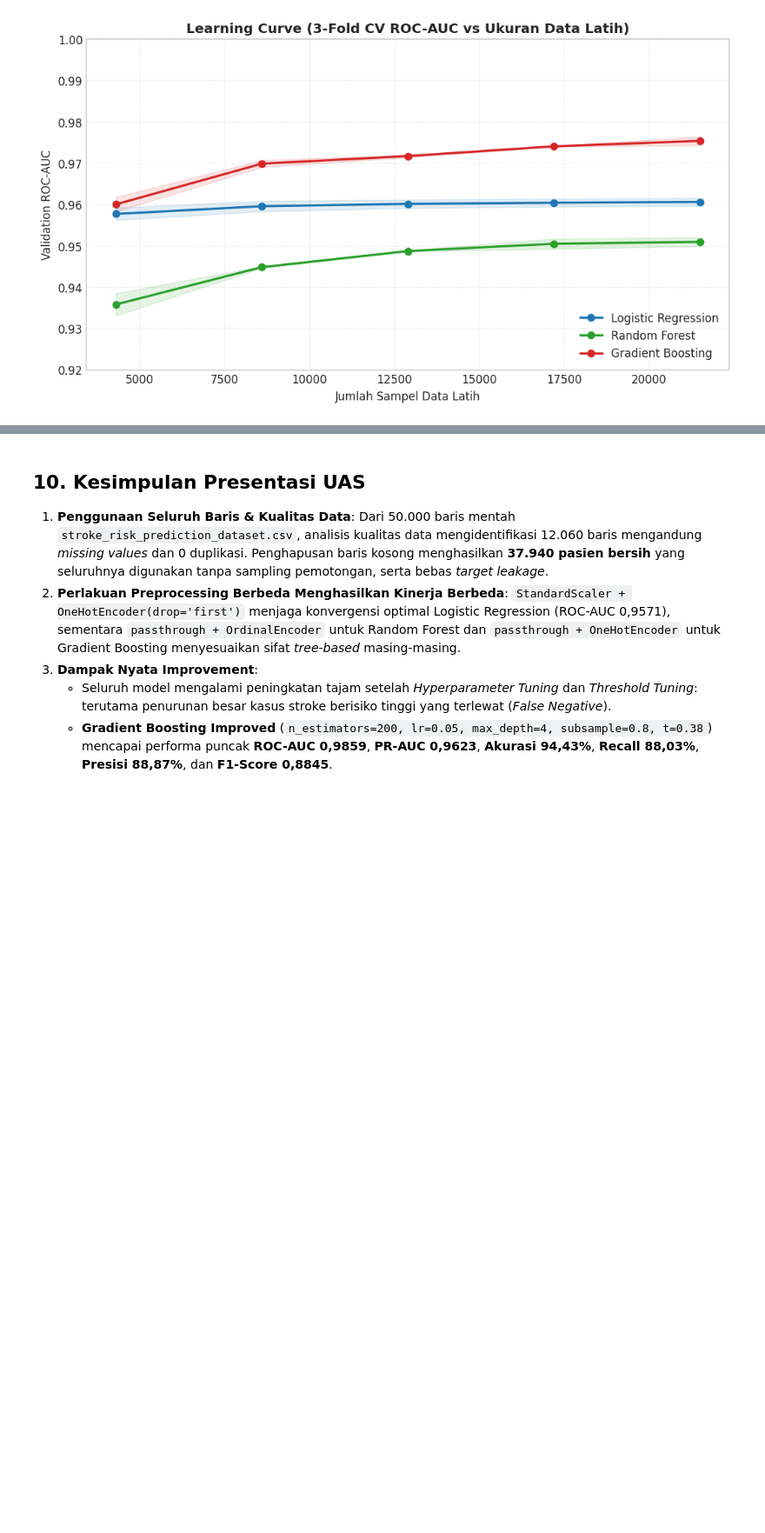
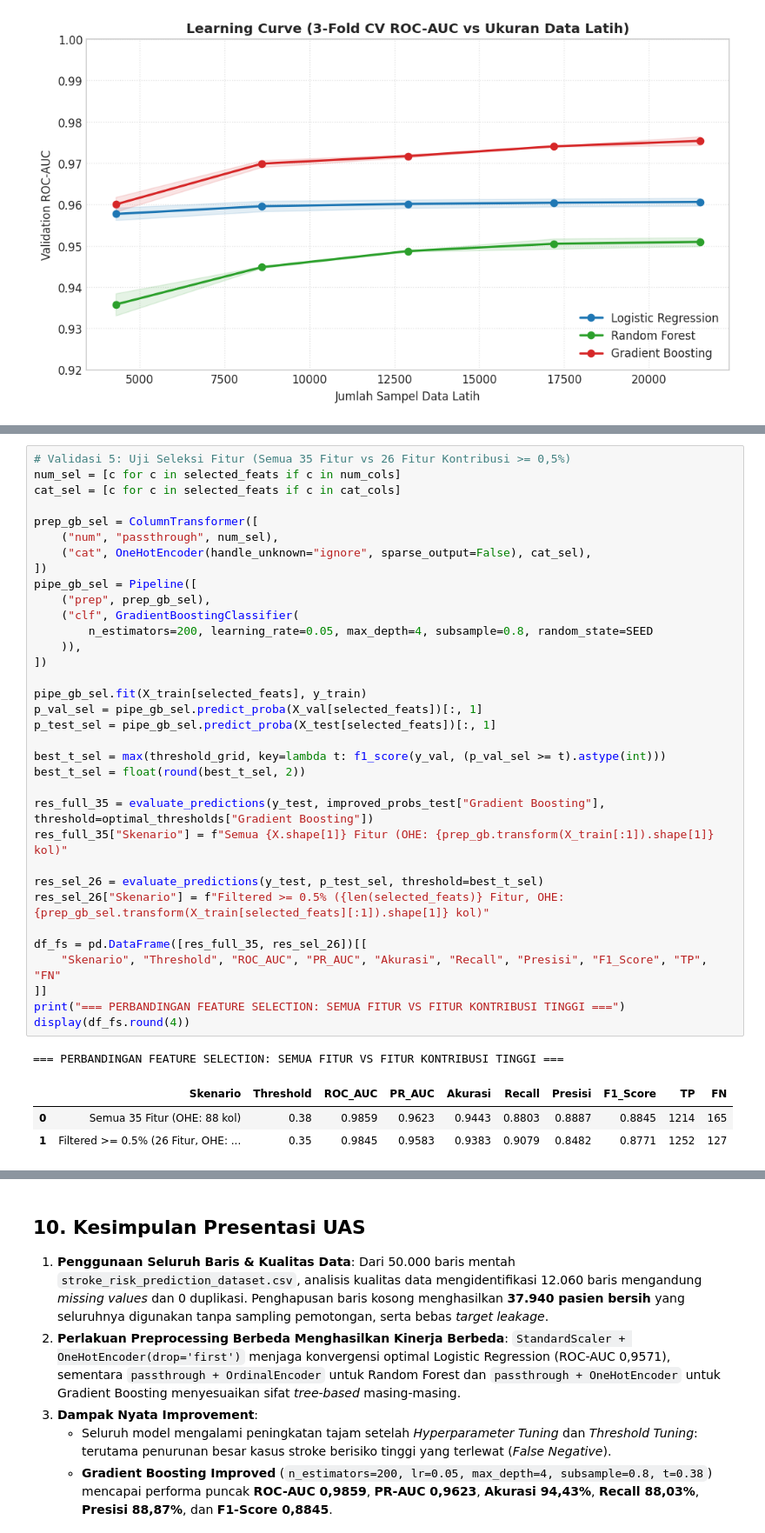
Before and after one commit to ravi-arnan/machine-learning, a Jupyter notebook: colab-hasil/15_presentasi_uas_full_dataset_hasil.ipynb, the cells around one changed output, grey strips where cells are left out. Shown at 87% size. Drawn from its saved outputs; the diff is of its cells as text; blank space fills up the shorter version.

```diff
--- a/colab-hasil/15_presentasi_uas_full_dataset_hasil.ipynb
+++ b/colab-hasil/15_presentasi_uas_full_dataset_hasil.ipynb
@@ -1043,3 +1031,42 @@ Top 10 Fitur Terpenting:
+# %%
+# Validasi 5: Uji Seleksi Fitur (Semua 35 Fitur vs 26 Fitur Kontribusi >= 0,5%)
+num_sel = [c for c in selected_feats if c in num_cols]
+cat_sel = [c for c in selected_feats if c in cat_cols]
+
+prep_gb_sel = ColumnTransformer([
+    ("num", "passthrough", num_sel),
+    ("cat", OneHotEncoder(handle_unknown="ignore", sparse_output=False), cat_sel),
+])
+pipe_gb_sel = Pipeline([
+    ("prep", prep_gb_sel),
+    ("clf", GradientBoostingClassifier(
+        n_estimators=200, learning_rate=0.05, max_depth=4, subsample=0.8, random_state=SEED
+    )),
+])
+
+pipe_gb_sel.fit(X_train[selected_feats], y_train)
+p_val_sel = pipe_gb_sel.predict_proba(X_val[selected_feats])[:, 1]
+p_test_sel = pipe_gb_sel.predict_proba(X_test[selected_feats])[:, 1]
+
+best_t_sel = max(threshold_grid, key=lambda t: f1_score(y_val, (p_val_sel >= t).astype(int)))
+best_t_sel = float(round(best_t_sel, 2))
+
+res_full_35 = evaluate_predictions(y_test, improved_probs_test["Gradient Boosting"], threshold=optimal_thresholds["Gradient Boosting"])
+res_full_35["Skenario"] = f"Semua {X.shape[1]} Fitur (OHE: {prep_gb.transform(X_train[:1]).shape[1]} kol)"
+
+res_sel_26 = evaluate_predictions(y_test, p_test_sel, threshold=best_t_sel)
+res_sel_26["Skenario"] = f"Filtered >= 0.5% ({len(selected_feats)} Fitur, OHE: {prep_gb_sel.transform(X_train[selected_feats][:1]).shape[1]} kol)"
+
+df_fs = pd.DataFrame([res_full_35, res_sel_26])[[
+    "Skenario", "Threshold", "ROC_AUC", "PR_AUC", "Akurasi", "Recall", "Presisi", "F1_Score", "TP", "FN"
+]]
+print("=== PERBANDINGAN FEATURE SELECTION: SEMUA FITUR VS FITUR KONTRIBUSI TINGGI ===")
+display(df_fs.round(4))
+# %% [output]
+=== PERBANDINGAN FEATURE SELECTION: SEMUA FITUR VS FITUR KONTRIBUSI TINGGI ===
+|  | Skenario | Threshold | ROC_AUC | PR_AUC | Akurasi | Recall | Presisi | F1_Score | TP | FN |
+| 0 | Semua 35 Fitur (OHE: 88 kol) | 0.38 | 0.9859 | 0.9623 | 0.9443 | 0.8803 | 0.8887 | 0.8845 | 1214 | 165 |
+| 1 | Filtered >= 0.5% (26 Fitur, OHE: ... | 0.35 | 0.9845 | 0.9583 | 0.9383 | 0.9079 | 0.8482 | 0.8771 | 1252 | 127 |
 # %%
 # Simpan seluruh ringkasan numerik ke artifacts/uas_full_dataset_results.json agar sinkron dengan laporan & artikel
 summary_export = {
```
Also changed, not shown: parts of 5 cells of this notebook, 13 other files.
